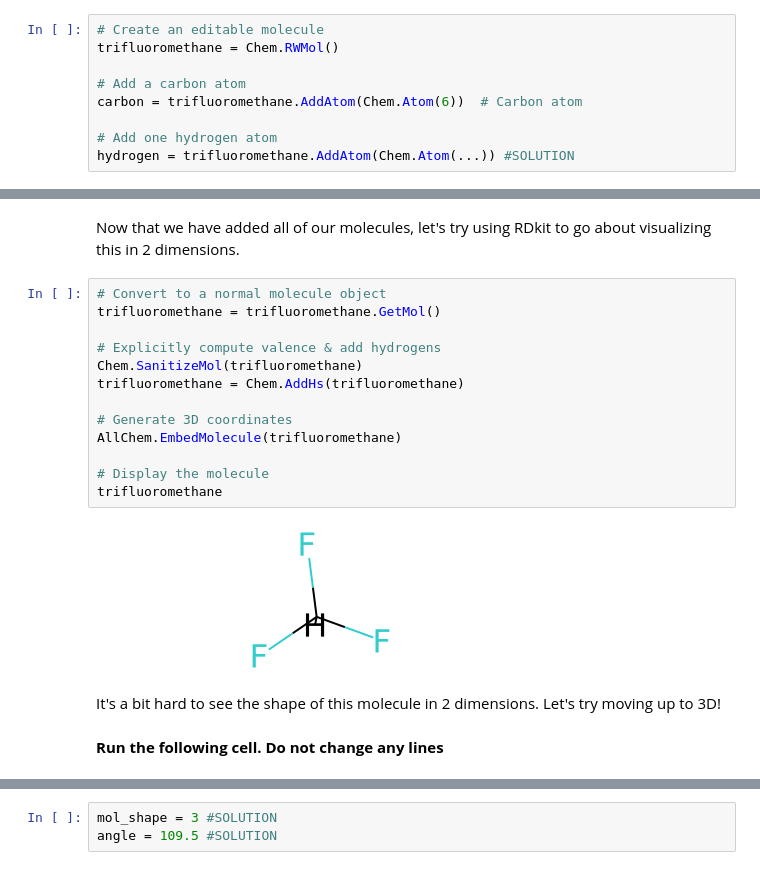
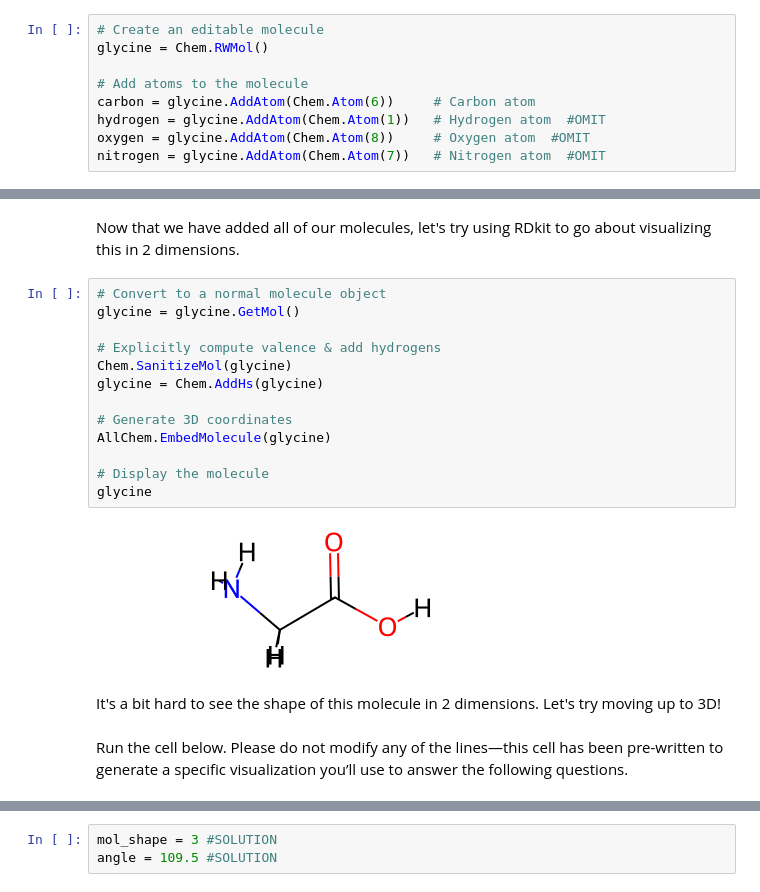
Before and after one commit to ds-modules/ecc-biology, a Jupyter notebook: polarity/bond_polarity.ipynb, the cells around one changed output, grey strips where cells are left out. Cells and saved outputs as stored; diff of their text form.

```diff
--- a/polarity/bond_polarity.ipynb
+++ b/polarity/bond_polarity.ipynb
@@ -243,9 +267,9 @@ Now that we have identified which of the bonds are polar, let's try and determin
 # %%
 # Create an editable molecule
-trifluoromethane = Chem.RWMol()
+glycine = Chem.RWMol()
 
-# Add a carbon atom
-carbon = trifluoromethane.AddAtom(Chem.Atom(6))  # Carbon atom
-
-# Add one hydrogen atom
-hydrogen = trifluoromethane.AddAtom(Chem.Atom(...)) #SOLUTION
+# Add atoms to the molecule
+carbon = glycine.AddAtom(Chem.Atom(6))     # Carbon atom
+hydrogen = glycine.AddAtom(Chem.Atom(1))   # Hydrogen atom  #OMIT
+oxygen = glycine.AddAtom(Chem.Atom(8))     # Oxygen atom  #OMIT
+nitrogen = glycine.AddAtom(Chem.Atom(7))   # Nitrogen atom  #OMIT
@@ -300,22 +320,22 @@ trifluoromethane.AddBond(carbon, fluorine3, Chem.BondType.SINGLE) #SOLUTION
 Now that we have added all of our molecules, let's try using RDkit to go about visualizing this in 2 dimensions.
 # %%
 # Convert to a normal molecule object
-trifluoromethane = trifluoromethane.GetMol()
+glycine = glycine.GetMol()
 
 # Explicitly compute valence & add hydrogens
-Chem.SanitizeMol(trifluoromethane)
-trifluoromethane = Chem.AddHs(trifluoromethane)
+Chem.SanitizeMol(glycine)
+glycine = Chem.AddHs(glycine)
 
 # Generate 3D coordinates
-AllChem.EmbedMolecule(trifluoromethane)
+AllChem.EmbedMolecule(glycine)
 
 # Display the molecule
-trifluoromethane
+glycine
 # %% [output]
-[figure, old version]
+[figure, new version]
 # %% [markdown]
 It's a bit hard to see the shape of this molecule in 2 dimensions. Let's try moving up to 3D!
-# %% [markdown]
-**Run the following cell. Do not change any lines**
+# %% [markdown]
+Run the cell below. Please do not modify any of the lines—this cell has been pre-written to generate a specific visualization you’ll use to answer the following questions.
 # %%
 # Function to convert RDKit molecule to 3D (assuming it's defined)
```
Also changed, not shown: parts of 87 cells of this notebook, 6 other files.
